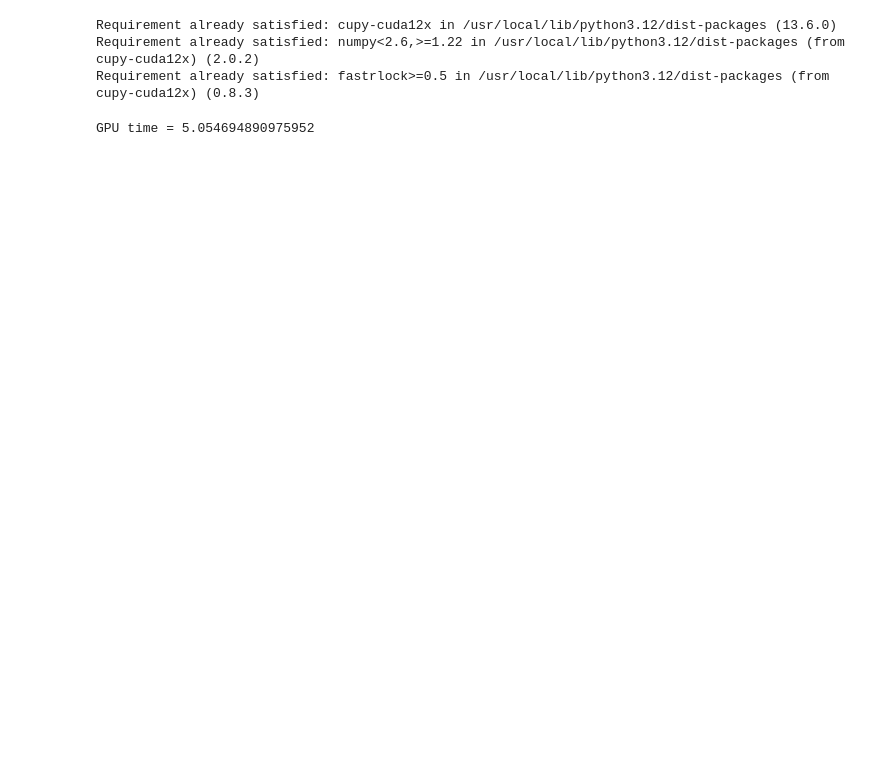
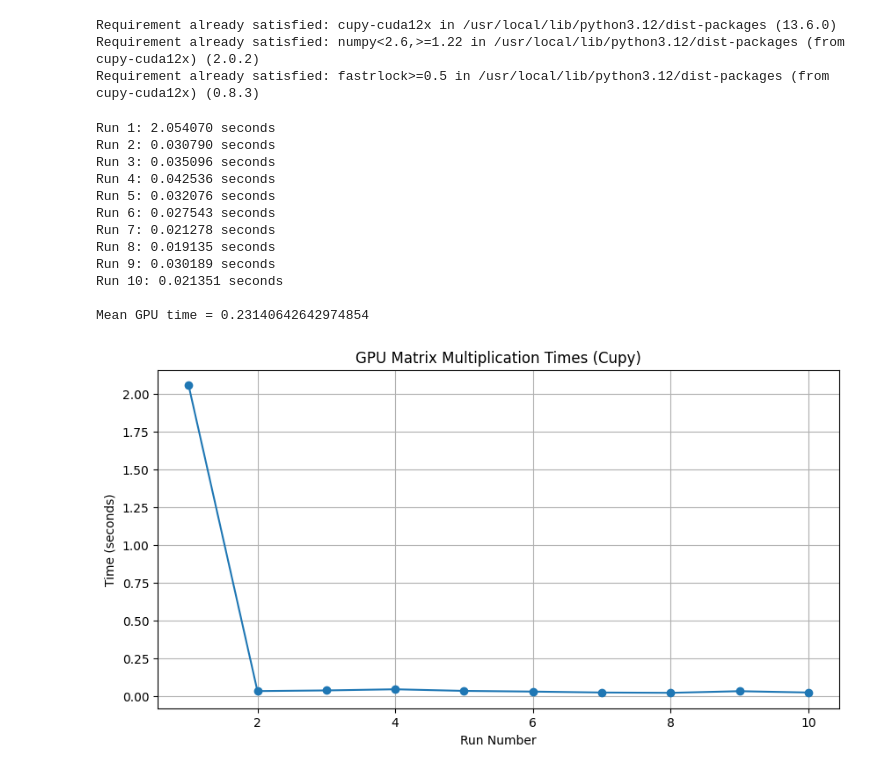
Before and after one commit to ZIZOUTOUMOU/ZIZOUTOUMOU, a Jupyter notebook: cal_paralle.ipynb, the cells around one changed output. Cells and saved outputs as stored; diff of their text form; code cells hidden in the pictures; blank space fills up the shorter version.

```diff
--- a/cal_paralle.ipynb
+++ b/cal_paralle.ipynb
@@ -153,22 +317,54 @@ Requirement already satisfied: fastrlock>=0.5 in /usr/local/lib/python3.12/dist-
 # %%
 import numpy as np
 import time
+import matplotlib.pyplot as plt
 
-N = 80  # fixed size
+N = 800
 
 def matmul_gpu(A, B):
     import cupy as cp
     A_gpu = cp.asarray(A)
     B_gpu = cp.asarray(B)
     C_gpu = A_gpu @ B_gpu
     return cp.asnumpy(C_gpu)
 
 if __name__ == "__main__":
     A = np.random.rand(N, N)
     B = np.random.rand(N, N)
 
-    t0 = time.time()
-    C = matmul_gpu(A, B)
-    print("GPU time =", time.time() - t0)
+    times = []
+
+    for run in range(10):
+        t0 = time.time()
+        C = matmul_gpu(A, B)
+        elapsed = time.time() - t0
+        times.append(elapsed)
+
+        print(f"Run {run+1}: {elapsed:.6f} seconds")
+
+    mean_time = sum(times) / len(times)
+    print("\nMean GPU time =", mean_time)
+
+  #      Plot
+
+    plt.figure(figsize=(10, 5))
+    plt.plot(range(1, 10 + 1), times, marker='o')
+    plt.title("GPU Matrix Multiplication Times (Cupy)")
+    plt.xlabel("Run Number")
+    plt.ylabel("Time (seconds)")
+    plt.grid(True)
+    plt.show()
 # %% [output]
-GPU time = 5.054694890975952
+Run 1: 2.054070 seconds
+Run 2: 0.030790 seconds
+Run 3: 0.035096 seconds
+Run 4: 0.042536 seconds
+Run 5: 0.032076 seconds
+Run 6: 0.027543 seconds
+Run 7: 0.021278 seconds
+Run 8: 0.019135 seconds
+Run 9: 0.030189 seconds
+Run 10: 0.021351 seconds
+
+Mean GPU time = 0.23140642642974854
+[figure, added]
```
Also changed, not shown: parts of 4 cells of this notebook.
